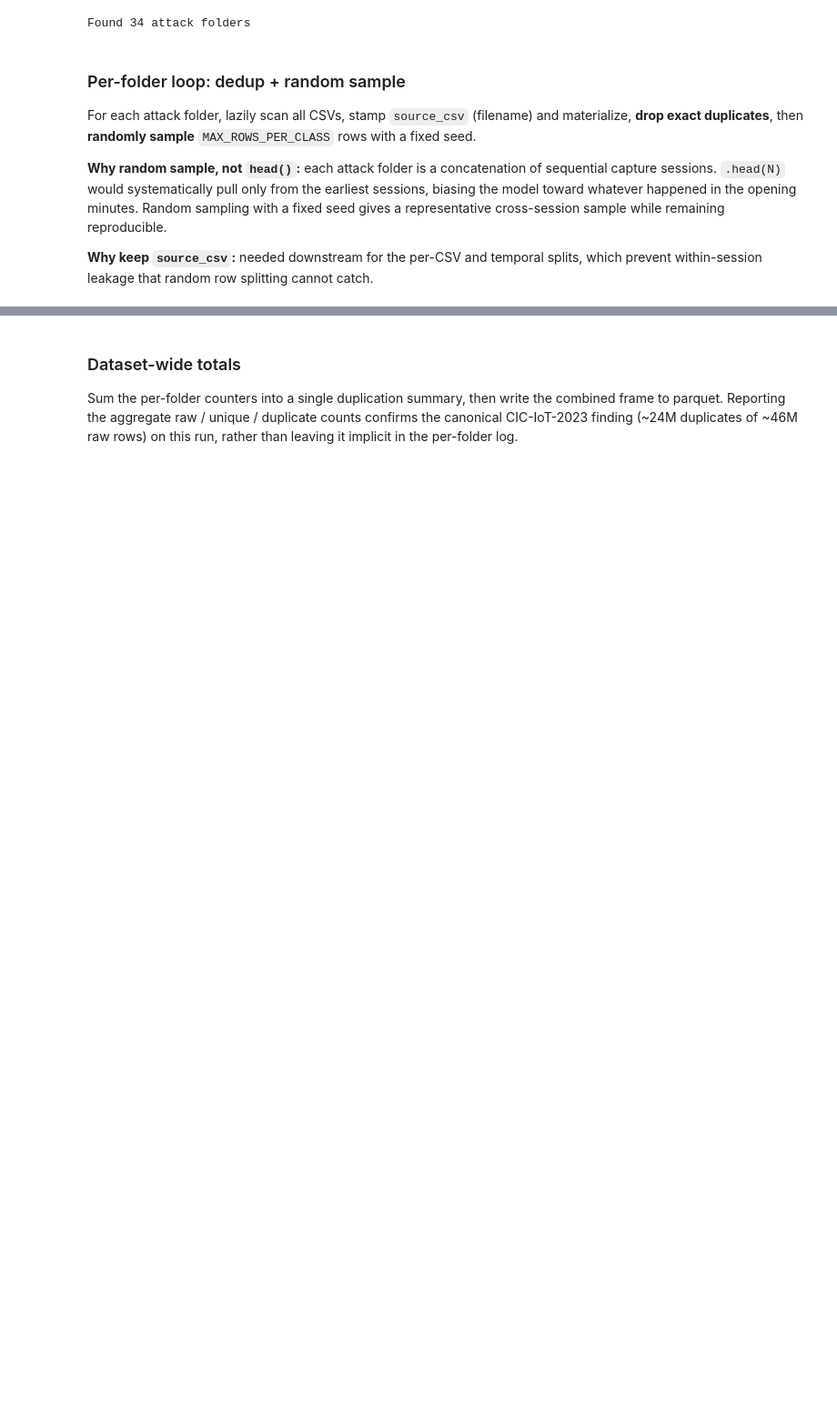
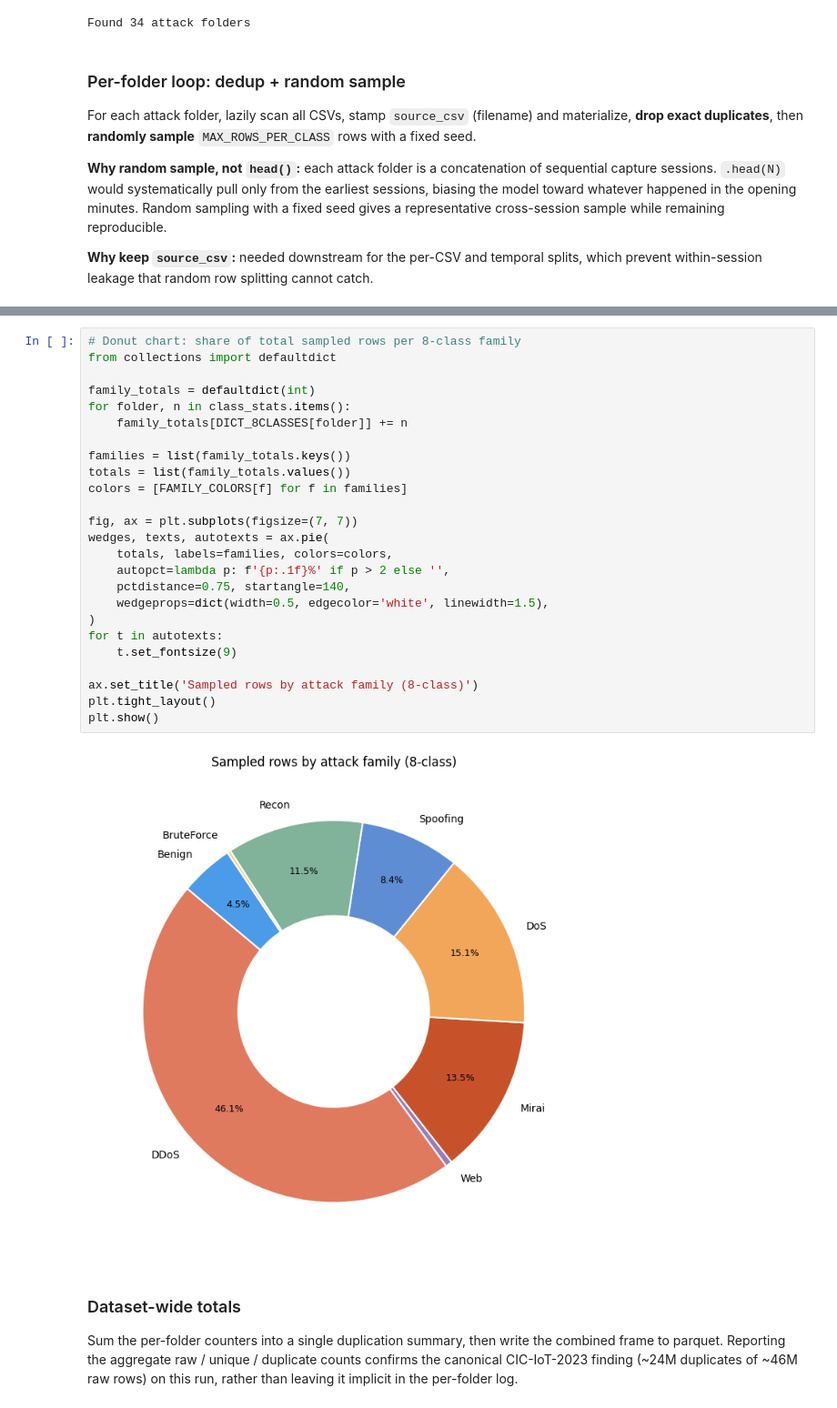
Before and after one commit to RaresMarta/cic-iot2023-detection-system, a Jupyter notebook: ids_pipeline.ipynb, the cells around one changed output, grey strips where cells are left out. Shown at 91% size. Drawn from its saved outputs; the diff is of its cells as text; blank space fills up the shorter version.

```diff
--- a/ids_pipeline.ipynb
+++ b/ids_pipeline.ipynb
@@ -260,3 +188,30 @@ for folder in attack_folders:
+# %%
+# Donut chart: share of total sampled rows per 8-class family
+from collections import defaultdict
+
+family_totals = defaultdict(int)
+for folder, n in class_stats.items():
+    family_totals[DICT_8CLASSES[folder]] += n
+
+families = list(family_totals.keys())
+totals = list(family_totals.values())
+colors = [FAMILY_COLORS[f] for f in families]
+
+fig, ax = plt.subplots(figsize=(7, 7))
+wedges, texts, autotexts = ax.pie(
+    totals, labels=families, colors=colors,
+    autopct=lambda p: f'{p:.1f}%' if p > 2 else '',
+    pctdistance=0.75, startangle=140,
+    wedgeprops=dict(width=0.5, edgecolor='white', linewidth=1.5),
+)
+for t in autotexts:
+    t.set_fontsize(9)
+
+ax.set_title('Sampled rows by attack family (8-class)')
+plt.tight_layout()
+plt.show()
+# %% [output]
+[figure, added]
 # %% [markdown]
 ### Dataset-wide totals
 
```
Also changed, not shown: parts of 13 cells of this notebook, 5 other files.
